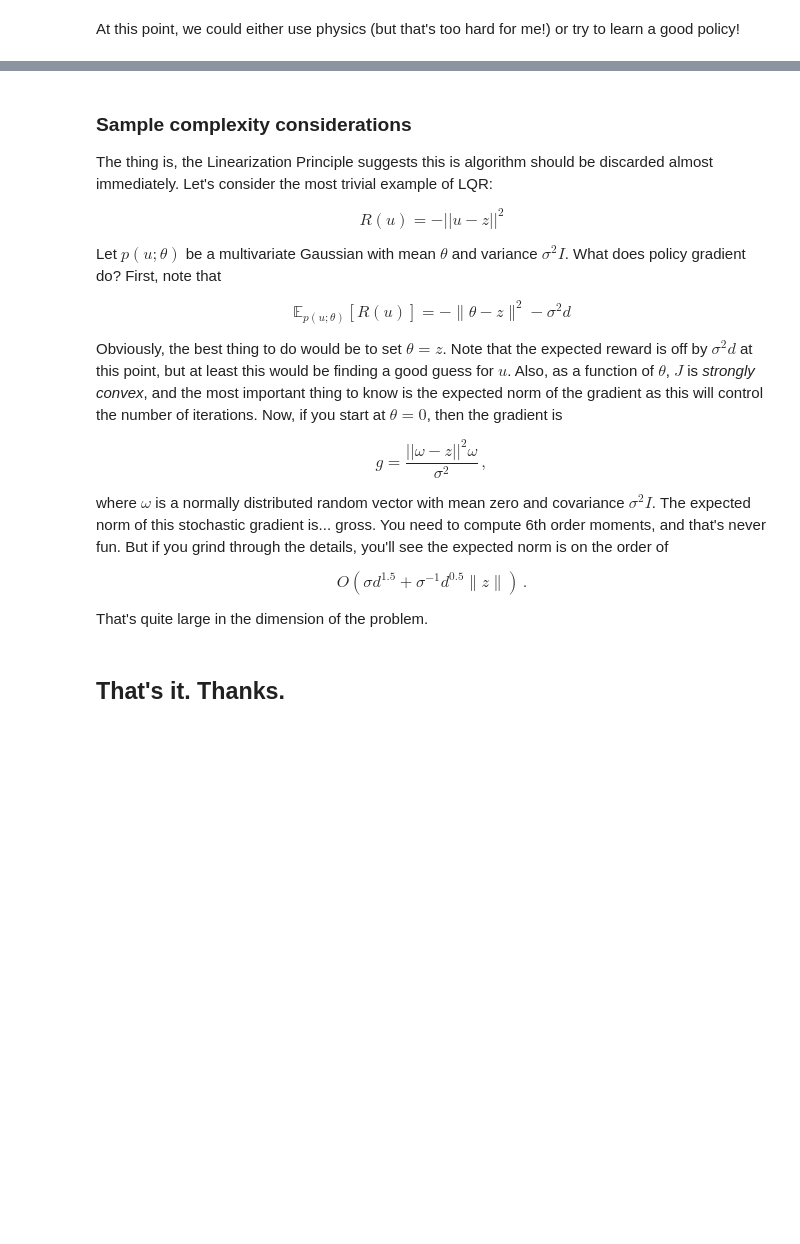
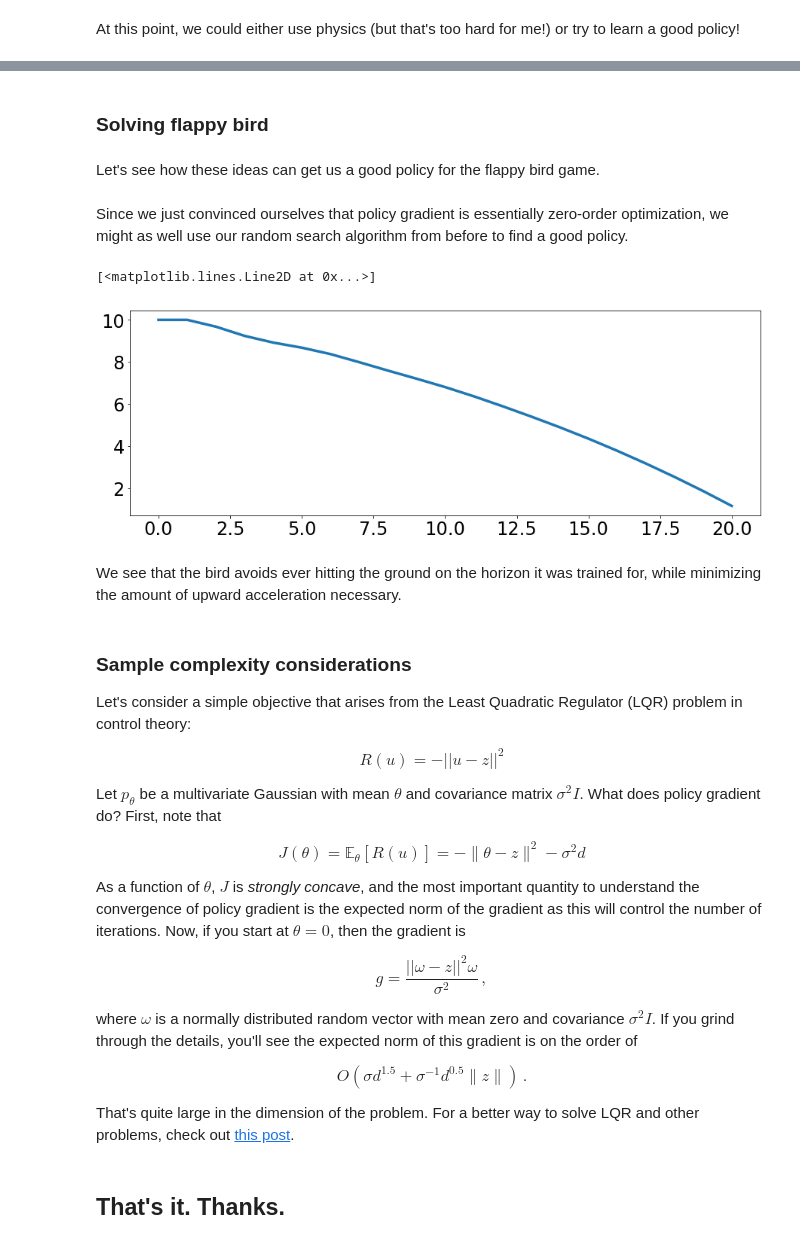
Before and after one commit to ee227c/ee227c.github.io, a Jupyter notebook: code/lecture20.ipynb, the cells around one changed output, grey strips where cells are left out. Drawn from its saved outputs; the diff is of its cells as text; code cells hidden in the pictures; blank space fills up the shorter version.

```diff
--- a/code/lecture20.ipynb
+++ b/code/lecture20.ipynb
@@ -252,7 +259,7 @@ plt.plot(range(len(heights)), heights, **kwargs)
 # %% [markdown]
 Our policy looks good on a short horizon, but in the long term it goes way higher than it needs to.
 # %%
-states, actions = unroll(floppy_bird, (0, 10.), example_policy, 30)
+states, actions = unroll(flappy_bird, [(0, 10.), 0], example_policy, 30)
 heights = [h for (v, h) in states]
 plt.figure(figsize=(15,5))
 plt.plot(range(len(heights)), heights, **kwargs)
@@ -331,31 +335,77 @@ TODO: Implement solution for floppy bird.
+# %% [markdown]
+### Solving flappy bird
+# %% [markdown]
+Let's see how these ideas can get us a good policy for the flappy bird game.
+# %%
+def flappy_reward(state, action):
+    v, h = state
+    reward = 0.0
+    if h < 0:
+        reward += 10*h
+    if action > 0:
+        reward -= action
+    return reward
+
+def flappy_total_reward(states, actions):
+    zips = zip(states, actions)
+    return np.sum([flappy_reward(s, a) for (s,a) in zips])
+
+def flappy_policy(theta, states, actions):
+    """Linear map of last two states."""
+    if len(states) == 1:
+        states = states + states
+    return np.dot(theta, np.reshape(np.array(states[-2:]), (4,)))
+
+def flappy_objective(theta, num_steps):
+    """Compute rewards of policy for given number of steps."""
+    inits = [(0, 10.), 0]
+    policy = lambda states, actions: flappy_policy(theta, states, actions)
+    states, actions = unroll(flappy_bird, inits, policy, num_steps)
+    return flappy_total_reward(states, actions)
+# %% [markdown]
+Since we just convinced ourselves that policy gradient is essentially zero-order optimization, we might as well use our random search algorithm from before to find a good policy.
+# %%
+def objective(theta, horizon=20):
+    return -1.0*flappy_objective(theta, horizon)
+# %%
+xs = random_search(objective, np.zeros(4), 10, gss)
+policy = lambda states, actions: flappy_policy(xs[-1], states, actions)
+states, actions = unroll(flappy_bird, [(0, 10.), 0], policy, 20)
+heights = [h for (v, h) in states]
+plt.figure(figsize=(15,5))
+plt.plot(range(len(heights)), heights, **kwargs)
+# %% [output]
+[<matplotlib.lines.Line2D at 0x...>]
+[figure, added]
+# %% [markdown]
+We see that the bird avoids ever hitting the ground on the horizon it was trained for, while minimizing the amount of upward acceleration necessary.
 # %% [markdown]
 ### Sample complexity considerations
 
-The thing is, the Linearization Principle suggests this is algorithm should be discarded almost immediately. Let's consider the most trivial example of LQR:
+Let's consider a simple objective that arises from the Least Quadratic Regulator (LQR) problem in control theory:
 
 $$
 	R(u) = -||u-z||^2
 $$
 
-Let $p(u;\theta)$ be a multivariate Gaussian with mean $\theta$ and variance $\sigma^2 I$.  What does policy gradient do?  First, note that
+Let $p_\theta$ be a multivariate Gaussian with mean $\theta$ and covariance matrix $\sigma^2 I$.  What does policy gradient do?  First, note that
 
 $$
-	\mathbb{E}_{p(u;\theta)} [R(u)]= -\|\theta-z\|^2 - \sigma^2 d
+	J(\theta) = \mathbb{E}_{\theta} [R(u)]= -\|\theta-z\|^2 - \sigma^2 d
 $$
 
-Obviously, the best thing to do would be to set $\theta=z$. Note that the expected reward is off by $\sigma^2 d$ at this point, but at least this would be finding a good guess for $u$.  Also, as a function of $\theta$, $J$ is _strongly convex_, and the most important thing to know is the expected norm of the gradient as this will control the number of iterations. Now, if you start at $\theta=0$, then the gradient is
+As a function of $\theta$, $J$ is _strongly concave_, and the most important quantity to understand the convergence of policy gradient is   the expected norm of the gradient as this will control the number of iterations. Now, if you start at $\theta=0$, then the gradient is
 
 $$
 	g=\frac{||\omega-z||^2 \omega}{\sigma^2}\,,
 $$
 
-where $\omega$ is a normally distributed random vector with mean zero and covariance $\sigma^2 I$.
-The expected norm of this stochastic gradient is... gross. You need to compute 6th order moments, and that's never fun. But if you grind through the details, you'll see the expected norm is on the order of
+where $\omega$ is a normally distributed random vector with mean zero and covariance $\sigma^2 I$. If you grind through the details, you'll see the expected norm of this gradient is on the order of
 
 $$
 O\left(\sigma d^{1.5} + \sigma^{-1} d^{0.5} \|z\|\right)\,.
 $$
 
-That's quite large in the dimension of the problem.
+That's quite large in the dimension of the problem. For a better way to solve LQR and other problems, check out [this post](http://www.argmin.net/2018/02/08/lqr/).
 # %% [markdown]
 ## That's it. Thanks.
```
Also changed, not shown: parts of 17 cells of this notebook, 1 other file.
